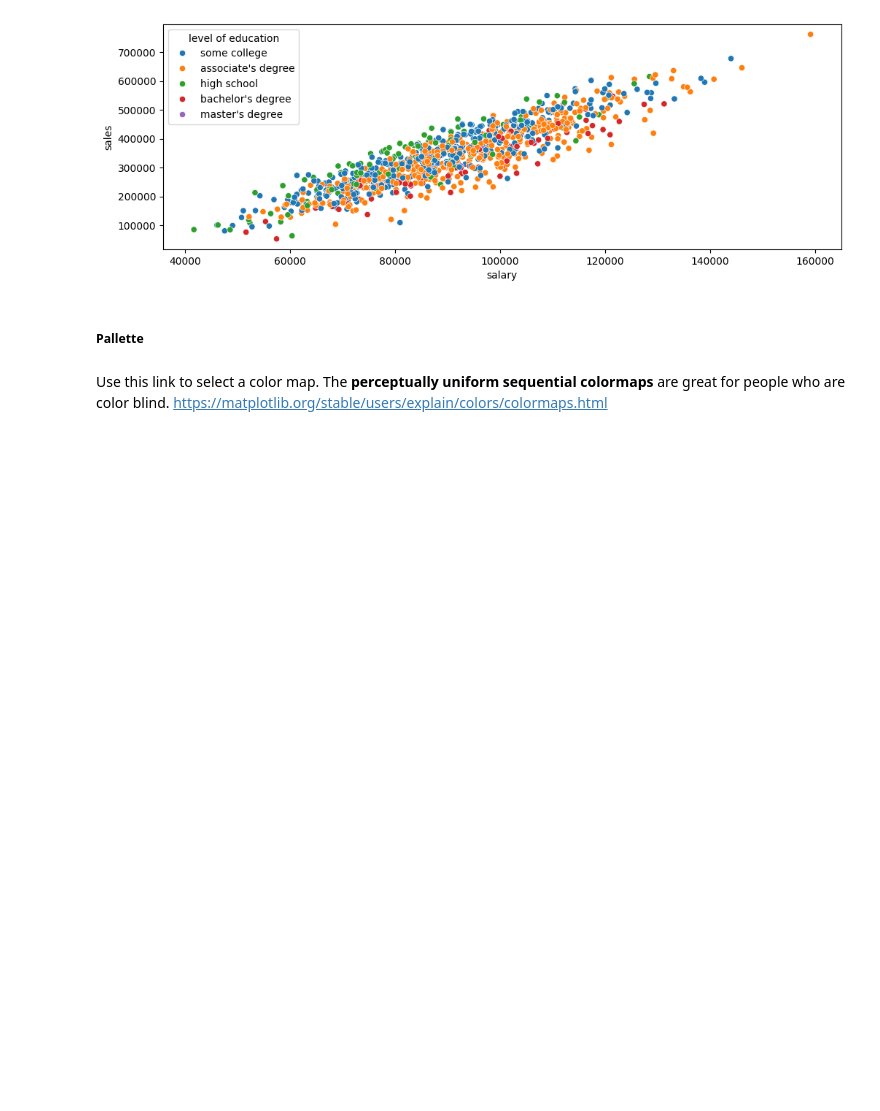
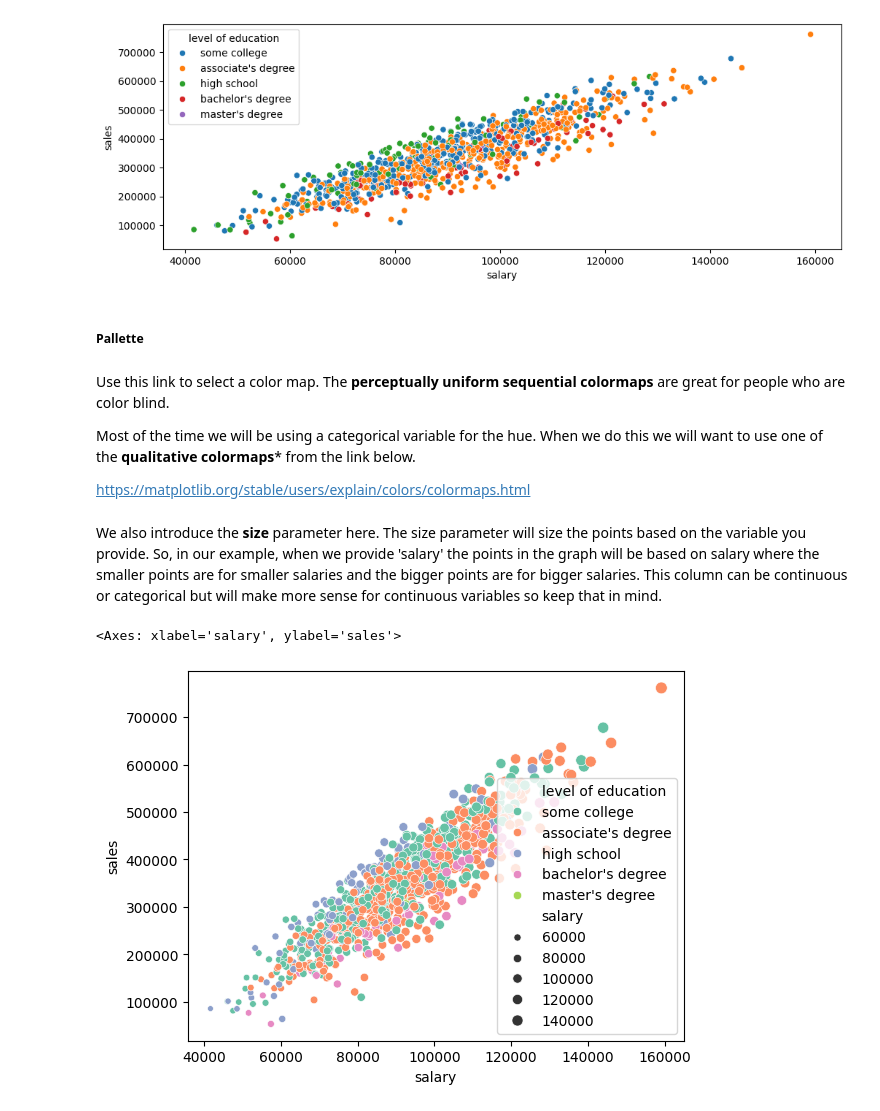
Before and after one commit to ryslipe/master_class, a Jupyter notebook: seaborn/01_seaborn_scatterplots.ipynb, the cells around one changed output. Drawn from its saved outputs; the diff is of its cells as text; code cells hidden in the pictures; blank space fills up the shorter version.

Commit message:
seaborn parameters

```diff
--- a/seaborn/01_seaborn_scatterplots.ipynb
+++ b/seaborn/01_seaborn_scatterplots.ipynb
@@ -53,4 +53,16 @@ sns.scatterplot(x = 'salary', y = 'sales', hue = 'level of education',
 ##### Pallette
 # %% [markdown]
 Use this link to select a color map. The **perceptually uniform sequential colormaps** are great for people who are color blind.
+
+Most of the time we will be using a categorical variable for the hue. When we do this we will want to use one of the **qualitative colormaps*** from the link below.
+
 https://matplotlib.org/stable/users/explain/colors/colormaps.html
+# %% [markdown]
+We also introduce the **size** parameter here. The size parameter will size the points based on the variable you provide. So, in our example, when we provide 'salary' the points in the graph will be based on salary where the smaller points are for smaller salaries and the bigger points are for bigger salaries. This column can be continuous or categorical but will make more sense for continuous variables so keep that in mind.
+# %%
+sns.scatterplot(x = 'salary', y = 'sales',
+                hue = 'level of education', palette= 'Set2',
+                data = df, size = 'salary')
+# %% [output]
+<Axes: xlabel='salary', ylabel='sales'>
+[figure, added]
```
Also changed, not shown: parts of 4 cells of this notebook.
